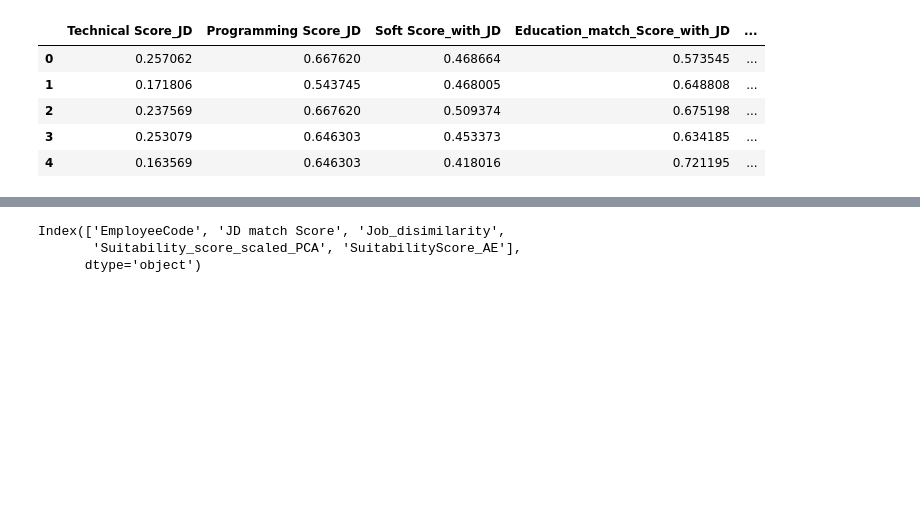
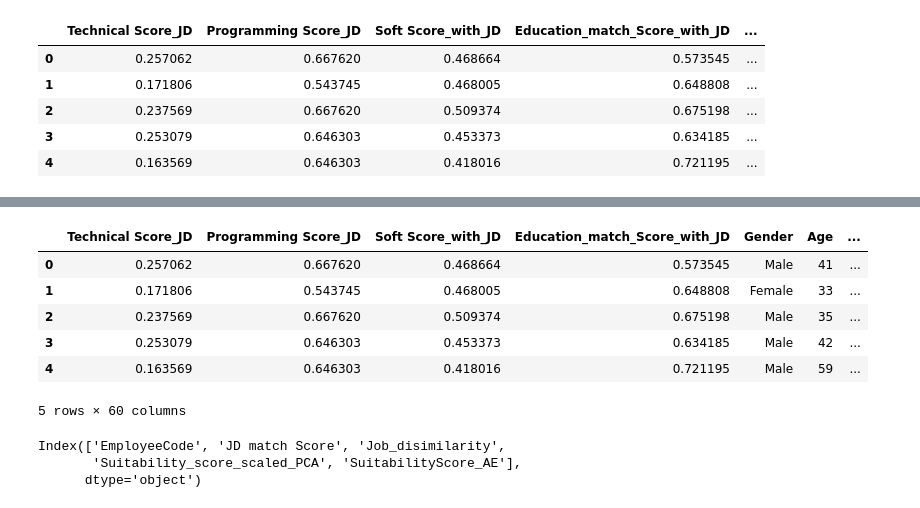
Before and after one commit to DanukaDilshann/AI-Driven-Job-Role-Fit-Prediction, a Jupyter notebook: code/AutoEncoder.ipynb, the cells around one changed output, grey strips where cells are left out. Cells and saved outputs as stored; diff of their text form; code cells hidden in the pictures; blank space fills up the shorter version.

```diff
--- a/code/AutoEncoder.ipynb
+++ b/code/AutoEncoder.ipynb
@@ -192,6 +189,16 @@ for i in range(employee_scores.shape[1]):
 # joblib.dump(scaler, "scaler.pkl")
 # %%
 # pip install keras_tuner
+# %%
+data.head()
+# %% [output]
+|  | Technical Score_JD | Programming Score_JD | Soft Score_with_JD | Education_match_Score_with_JD | Gender | Age | ... |
+| 0 | 0.257062 | 0.667620 | 0.468664 | 0.573545 | Male | 41 | ... |
+| 1 | 0.171806 | 0.543745 | 0.468005 | 0.648808 | Female | 33 | ... |
+| 2 | 0.237569 | 0.667620 | 0.509374 | 0.675198 | Male | 35 | ... |
+| 3 | 0.253079 | 0.646303 | 0.453373 | 0.634185 | Male | 42 | ... |
+| 4 | 0.163569 | 0.646303 | 0.418016 | 0.721195 | Male | 59 | ... |
+5 rows × 60 columns
 # %%
 data['SuitabilityScore_AE'] = np.abs(data[[f'LatentFeature_{i+1}' for i in range(employee_scores.shape[1])]]).mean(axis=1)
 # %%
```
Also changed, not shown: parts of 5 cells of this notebook, 13 other files.
